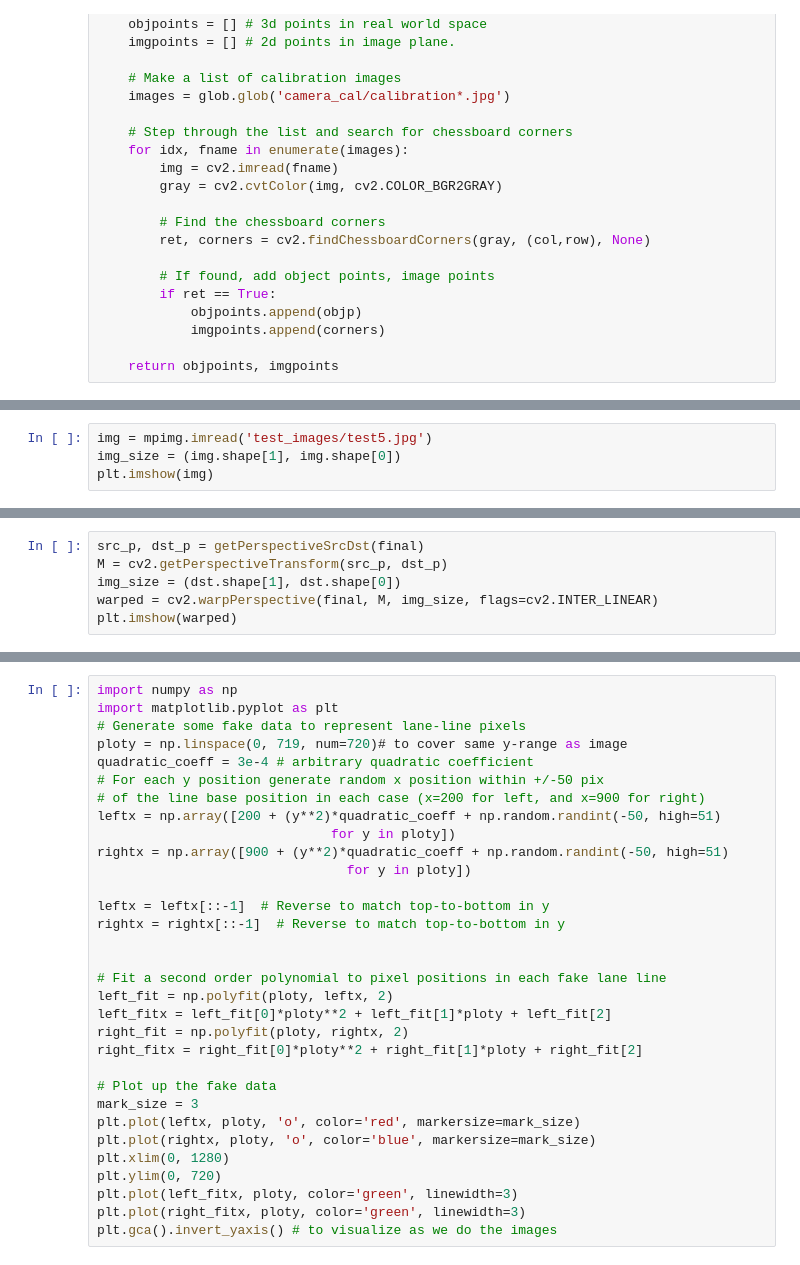
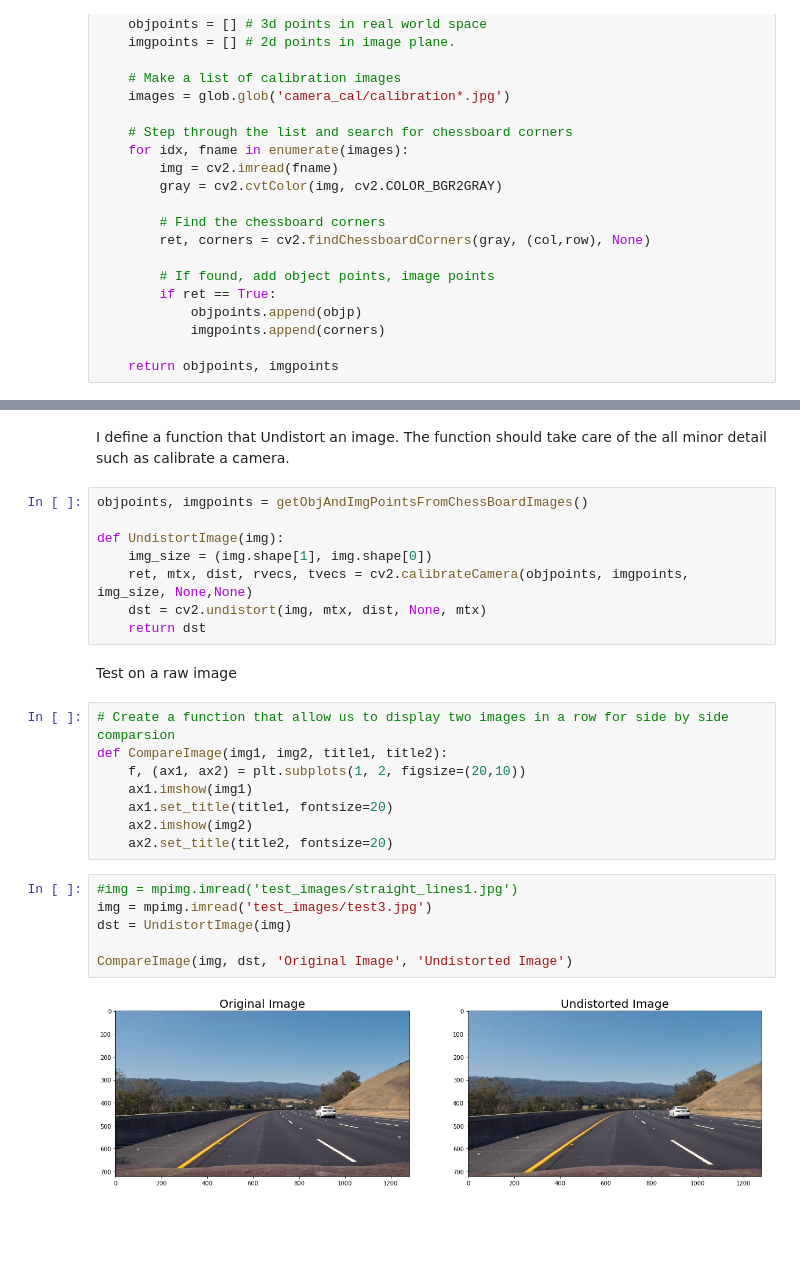
Before and after one commit to hc167/Udacity-SDC-Term-One-AdvancedLaneLines, a Jupyter notebook: P4.ipynb, the cells around one changed output, grey strips where cells are left out. Cells and saved outputs as stored; diff of their text form; blank space fills up the shorter version.

```diff
--- a/P4.ipynb
+++ b/P4.ipynb
@@ -71,4 +72,0 @@ objpoints, imgpoints = getObjAndImgPointsFromChessBoardImages()
-# %%
-img = mpimg.imread('test_images/test5.jpg')
-img_size = (img.shape[1], img.shape[0])
-plt.imshow(img)
@@ -219,6 +72,0 @@ def getPerspectiveSrcDst(img, rho = 10, theta = 3*np.pi/180, threshold = 12,
-# %%
-src_p, dst_p = getPerspectiveSrcDst(final)
-M = cv2.getPerspectiveTransform(src_p, dst_p)
-img_size = (dst.shape[1], dst.shape[0])
-warped = cv2.warpPerspective(final, M, img_size, flags=cv2.INTER_LINEAR)
-plt.imshow(warped)
@@ -381,32 +73,28 @@ NameError: name 'binary_warped' is not defined
-# %%
-import numpy as np
-import matplotlib.pyplot as plt
-# Generate some fake data to represent lane-line pixels
-ploty = np.linspace(0, 719, num=720)# to cover same y-range as image
-quadratic_coeff = 3e-4 # arbitrary quadratic coefficient
-# For each y position generate random x position within +/-50 pix
-# of the line base position in each case (x=200 for left, and x=900 for right)
-leftx = np.array([200 + (y**2)*quadratic_coeff + np.random.randint(-50, high=51)
-                              for y in ploty])
-rightx = np.array([900 + (y**2)*quadratic_coeff + np.random.randint(-50, high=51)
-                                for y in ploty])
-
-leftx = leftx[::-1]  # Reverse to match top-to-bottom in y
-rightx = rightx[::-1]  # Reverse to match top-to-bottom in y
-
-
-# Fit a second order polynomial to pixel positions in each fake lane line
-left_fit = np.polyfit(ploty, leftx, 2)
-left_fitx = left_fit[0]*ploty**2 + left_fit[1]*ploty + left_fit[2]
-right_fit = np.polyfit(ploty, rightx, 2)
-right_fitx = right_fit[0]*ploty**2 + right_fit[1]*ploty + right_fit[2]
-
-# Plot up the fake data
-mark_size = 3
-plt.plot(leftx, ploty, 'o', color='red', markersize=mark_size)
-plt.plot(rightx, ploty, 'o', color='blue', markersize=mark_size)
-plt.xlim(0, 1280)
-plt.ylim(0, 720)
-plt.plot(left_fitx, ploty, color='green', linewidth=3)
-plt.plot(right_fitx, ploty, color='green', linewidth=3)
-plt.gca().invert_yaxis() # to visualize as we do the images
+# %% [markdown]
+I define a function that Undistort an image. The function should take care of the all minor detail such as calibrate a camera.
+# %%
+objpoints, imgpoints = getObjAndImgPointsFromChessBoardImages()
+
+def UndistortImage(img):
+    img_size = (img.shape[1], img.shape[0])
+    ret, mtx, dist, rvecs, tvecs = cv2.calibrateCamera(objpoints, imgpoints, img_size, None,None)
+    dst = cv2.undistort(img, mtx, dist, None, mtx)
+    return dst
+# %% [markdown]
+Test on a raw image
+# %%
+# Create a function that allow us to display two images in a row for side by side comparsion
+def CompareImage(img1, img2, title1, title2):
+    f, (ax1, ax2) = plt.subplots(1, 2, figsize=(20,10))
+    ax1.imshow(img1)
+    ax1.set_title(title1, fontsize=20)
+    ax2.imshow(img2)
+    ax2.set_title(title2, fontsize=20)
+# %%
+#img = mpimg.imread('test_images/straight_lines1.jpg')
+img = mpimg.imread('test_images/test3.jpg')
+dst = UndistortImage(img)
+
+CompareImage(img, dst, 'Original Image', 'Undistorted Image')
+# %% [output]
+[figure, added]
```
Also changed, not shown: parts of 37 cells of this notebook.
